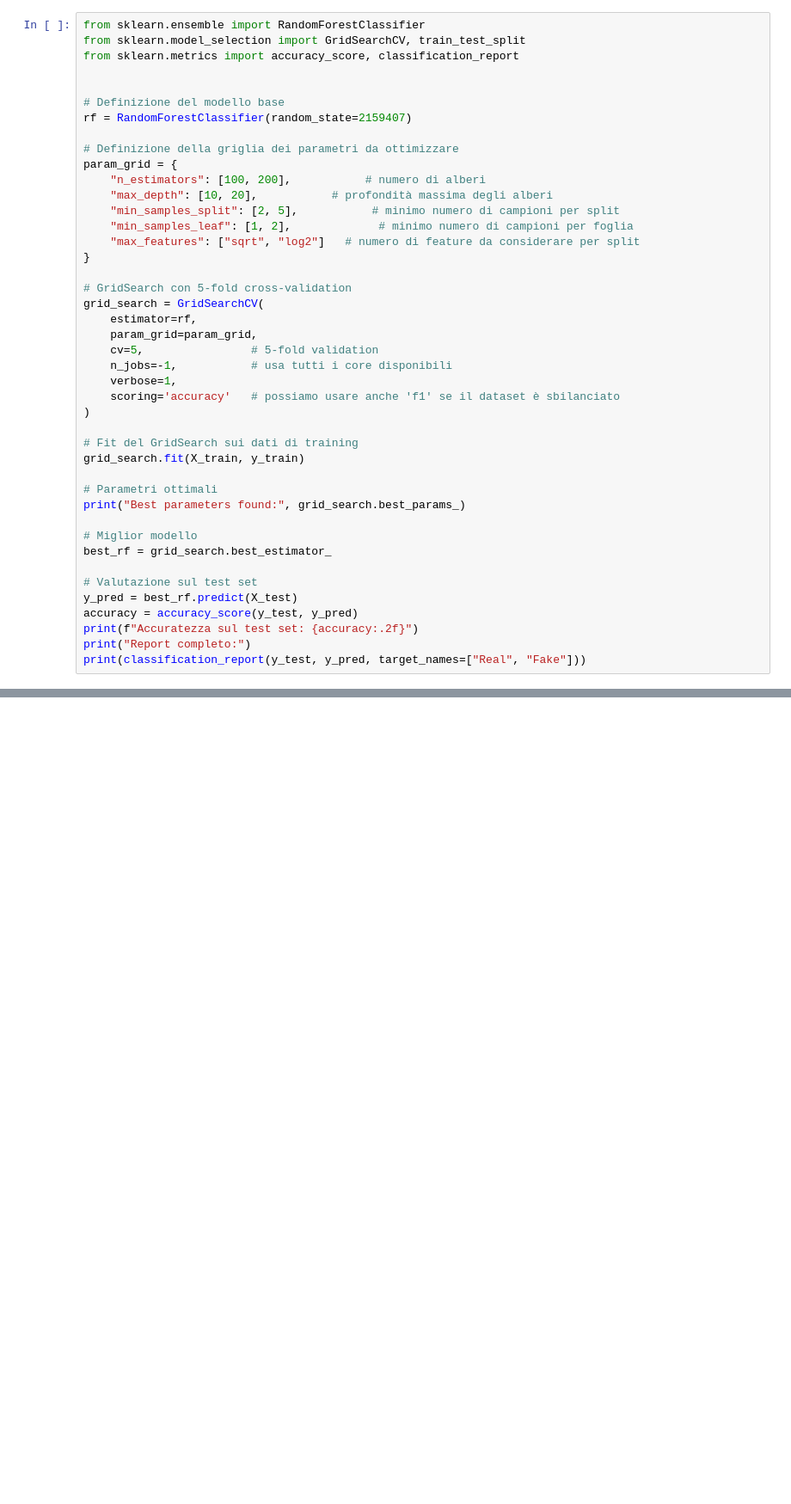
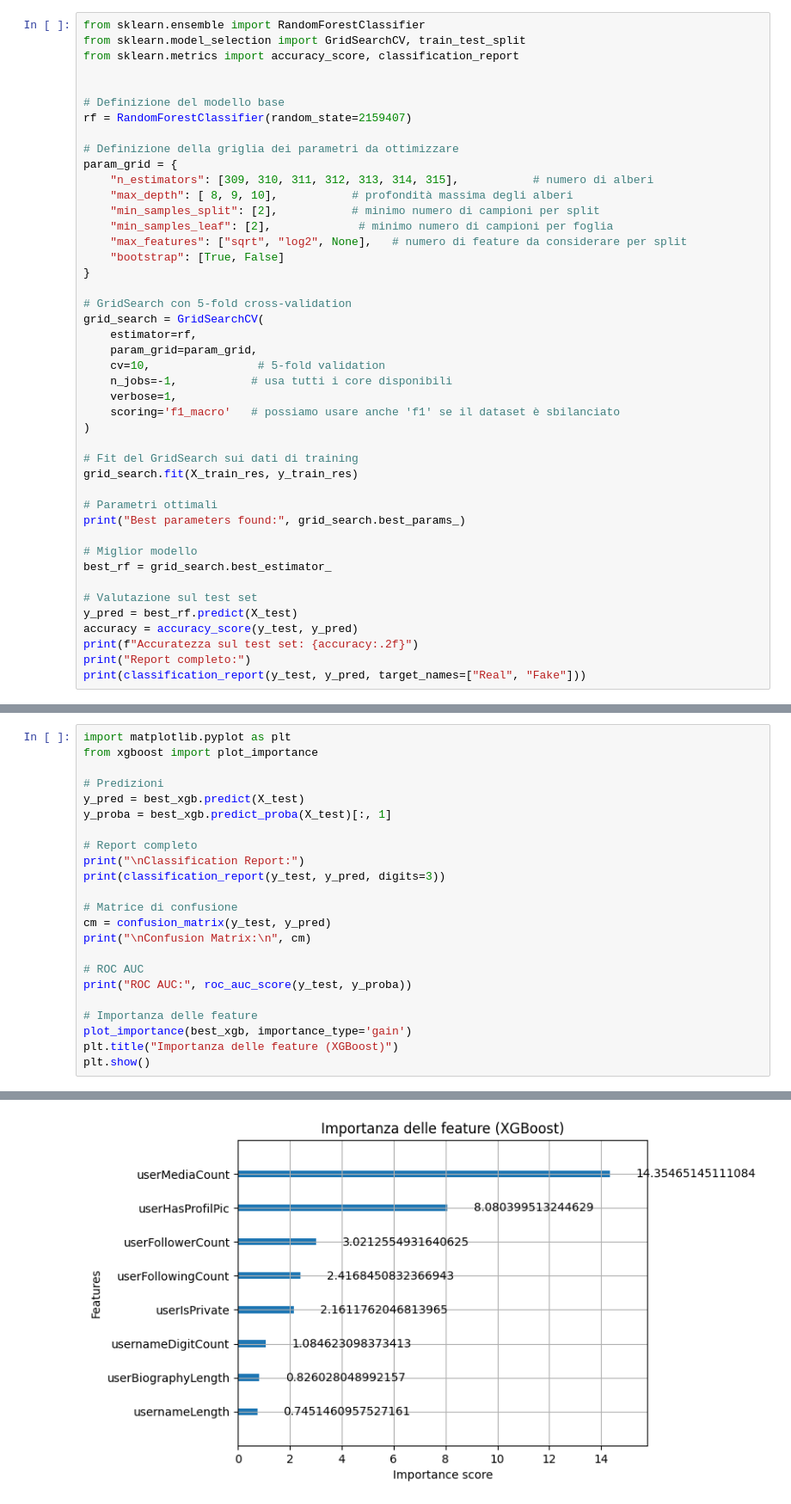
Before and after one commit to Tommy270602/FakeAccountDetection, a Jupyter notebook: Insta_RandomForest.ipynb, the cells around one changed output, grey strips where cells are left out. Shown: that part at 86% size. Cells and saved outputs as stored; diff of their text form; blank space fills up the shorter version.

```diff
--- a/Insta_RandomForest.ipynb
+++ b/Insta_RandomForest.ipynb
@@ -102,25 +109,26 @@ rf = RandomForestClassifier(random_state=2159407)
 
 # Definizione della griglia dei parametri da ottimizzare
 param_grid = {
-    "n_estimators": [100, 200],           # numero di alberi
-    "max_depth": [10, 20],           # profondità massima degli alberi
-    "min_samples_split": [2, 5],           # minimo numero di campioni per split
-    "min_samples_leaf": [1, 2],             # minimo numero di campioni per foglia
-    "max_features": ["sqrt", "log2"]   # numero di feature da considerare per split
+    "n_estimators": [309, 310, 311, 312, 313, 314, 315],           # numero di alberi
+    "max_depth": [ 8, 9, 10],           # profondità massima degli alberi
+    "min_samples_split": [2],           # minimo numero di campioni per split
+    "min_samples_leaf": [2],             # minimo numero di campioni per foglia
+    "max_features": ["sqrt", "log2", None],   # numero di feature da considerare per split
+    "bootstrap": [True, False]
 }
 
 # GridSearch con 5-fold cross-validation
 grid_search = GridSearchCV(
     estimator=rf,
     param_grid=param_grid,
-    cv=5,                # 5-fold validation
+    cv=10,                # 5-fold validation
     n_jobs=-1,           # usa tutti i core disponibili
     verbose=1,
-    scoring='accuracy'   # possiamo usare anche 'f1' se il dataset è sbilanciato
+    scoring='f1_macro'   # possiamo usare anche 'f1' se il dataset è sbilanciato
 )
 
 # Fit del GridSearch sui dati di training
-grid_search.fit(X_train, y_train)
+grid_search.fit(X_train_res, y_train_res)
 
 # Parametri ottimali
 print("Best parameters found:", grid_search.best_params_)
@@ -140,0 +200,24 @@ Accuratezza sul test set: 0.95
+# %%
+import matplotlib.pyplot as plt
+from xgboost import plot_importance
+
+# Predizioni
+y_pred = best_xgb.predict(X_test)
+y_proba = best_xgb.predict_proba(X_test)[:, 1]
+
+# Report completo
+print("\nClassification Report:")
+print(classification_report(y_test, y_pred, digits=3))
+
+# Matrice di confusione
+cm = confusion_matrix(y_test, y_pred)
+print("\nConfusion Matrix:\n", cm)
+
+# ROC AUC
+print("ROC AUC:", roc_auc_score(y_test, y_proba))
+
+# Importanza delle feature
+plot_importance(best_xgb, importance_type='gain')
+plt.title("Importanza delle feature (XGBoost)")
+plt.show()
+# %% [output]
@@ -140,0 +239 @@ Accuratezza sul test set: 0.95
+[figure, added]
```
Also changed, not shown: parts of 5 cells of this notebook.
